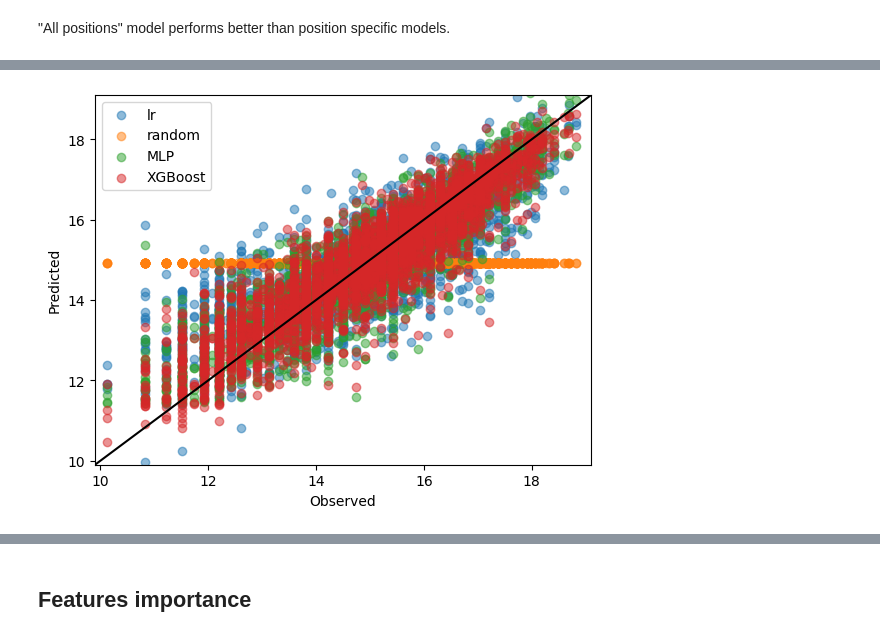
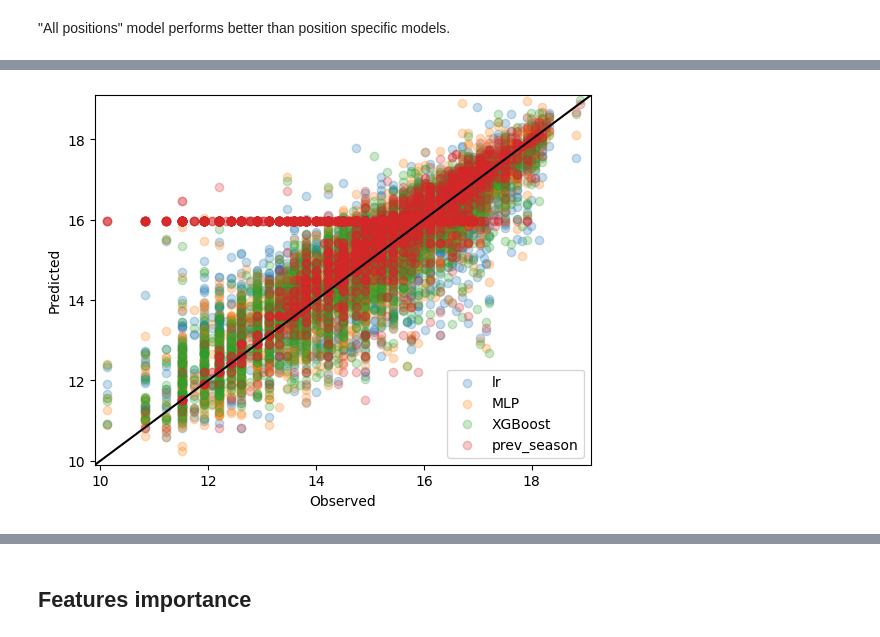
Before and after one commit to GolAITech/models, a Jupyter notebook: notebooks/all_positions_model.ipynb, the cells around one changed output, grey strips where cells are left out. Saved outputs shown, nothing was run; the diff lists cells and outputs as text; code cells hidden in the pictures.

```diff
--- a/notebooks/all_positions_model.ipynb
+++ b/notebooks/all_positions_model.ipynb
@@ -360,6 +365,13 @@ numeric_transformer = Pipeline(
     ]
 )
 
+binary_features = [f"has_{c}" for c in numeric_features if f"has_{c}" in players_selected_vars.columns]
+binary_transformer = Pipeline(
+    steps=[
+        ("imputer", SimpleImputer(strategy="constant", fill_value=0))
+    ]
+)
+
 categorical_features = [
     "nationality",
     "league",
@@ -378,6 +390,7 @@ preprocessor = ColumnTransformer(
     transformers=[
         ("num", numeric_transformer, numeric_features),
         ("cat", categorical_transformer, categorical_features),
+        ("bin", binary_transformer, binary_features),
     ]
 )
 # %% [markdown]
@@ -648,0 +672,6 @@ y = np.log(players_selected_vars["market_value"])
+# %%
+X_train = X.loc[X["season"] < 2021]
+X_test = X.loc[X["season"] == 2021]
+y_train = y.loc[X["season"] < 2021]
+y_test = y.loc[X["season"] == 2021]
+X_train.shape, X_test.shape, y_train.shape, y_test.shape
@@ -691,0 +724,9 @@ midfielders -0.0013647317536018555 -0.11317557208076923
+# %%
+y_2020 = X_train.loc[X_train["season"] == 2020].groupby("player_id_api")["market_value"].mean()
+y_prev = pd.merge(
+    y_2020,
+    X_test,
+    left_index=True,
+    right_on="player_id_api",
+    how="right"
+)["market_value_x"].fillna(y_2020.mean())
@@ -753,13 +806,17 @@ midfielders 0.8139010470150685 0.7931215251711025
 # %%
 from xgboost import XGBRegressor
 
-xgboost = Pipeline(
+xgboost_reg = Pipeline(
     steps=[
         ("preprocessor", preprocessor),
         ("regression", XGBRegressor()),
     ]
 )
-xgboost.fit(X_train, y_train)
+xgboost_reg.fit(X_train, y_train)
 
-xgboost.score(X_test, y_test), r2_adj(xgboost, X_test, y_test)
+y_xgboost = xgboost_reg.predict(X_test)
+
+
+# xgboost_reg.score(X_test, y_test), r2_adj(xgboost_reg, X_test, y_test)
+r2_score(np.exp(y_test), np.exp(y_xgboost)), r2_adj2(X_test, np.exp(y_test), np.exp(y_xgboost))
 # %% [output]
@@ -780,14 +846,15 @@ midfielders 0.842660525149084 0.8250922422429061
 # %%
-plt.scatter(y_test, regression.predict(X_test), alpha=0.5, label="lr")
-plt.scatter(y_test, random_regression.predict(X_test), alpha=0.5, label="random")
-plt.scatter(y_test, mlp_reg.predict(X_test), alpha=0.5, label="MLP")
-plt.scatter(y_test, xgboost.predict(X_test), alpha=0.5, label="XGBoost")
+plt.scatter(y_test, regression.predict(X_test), alpha=0.25, label="lr")
+# plt.scatter(y_test, random_regression.predict(X_test), alpha=0.5, label="random")
+plt.scatter(y_test, mlp_reg.predict(X_test), alpha=0.25, label="MLP")
+plt.scatter(y_test, xgboost_reg.predict(X_test), alpha=0.25, label="XGBoost")
+plt.scatter(y_test, np.log(y_prev), alpha=0.25, label="prev_season")
 plt.axline((0, 0), (1, 1), c="k")
 plt.xlim(np.floor(y_test.min())-0.1, np.ceil(y_test.max())+0.1)
 plt.ylim(np.floor(y_test.min())-0.1, np.ceil(y_test.max())+0.1)
 plt.xlabel("Observed")
 plt.ylabel("Predicted")
 plt.legend()
 _ = plt.show()
 # %% [output]
-[figure, old version]
+[figure, new version]
```
Also changed, not shown: parts of 49 cells of this notebook, 3 other files.
